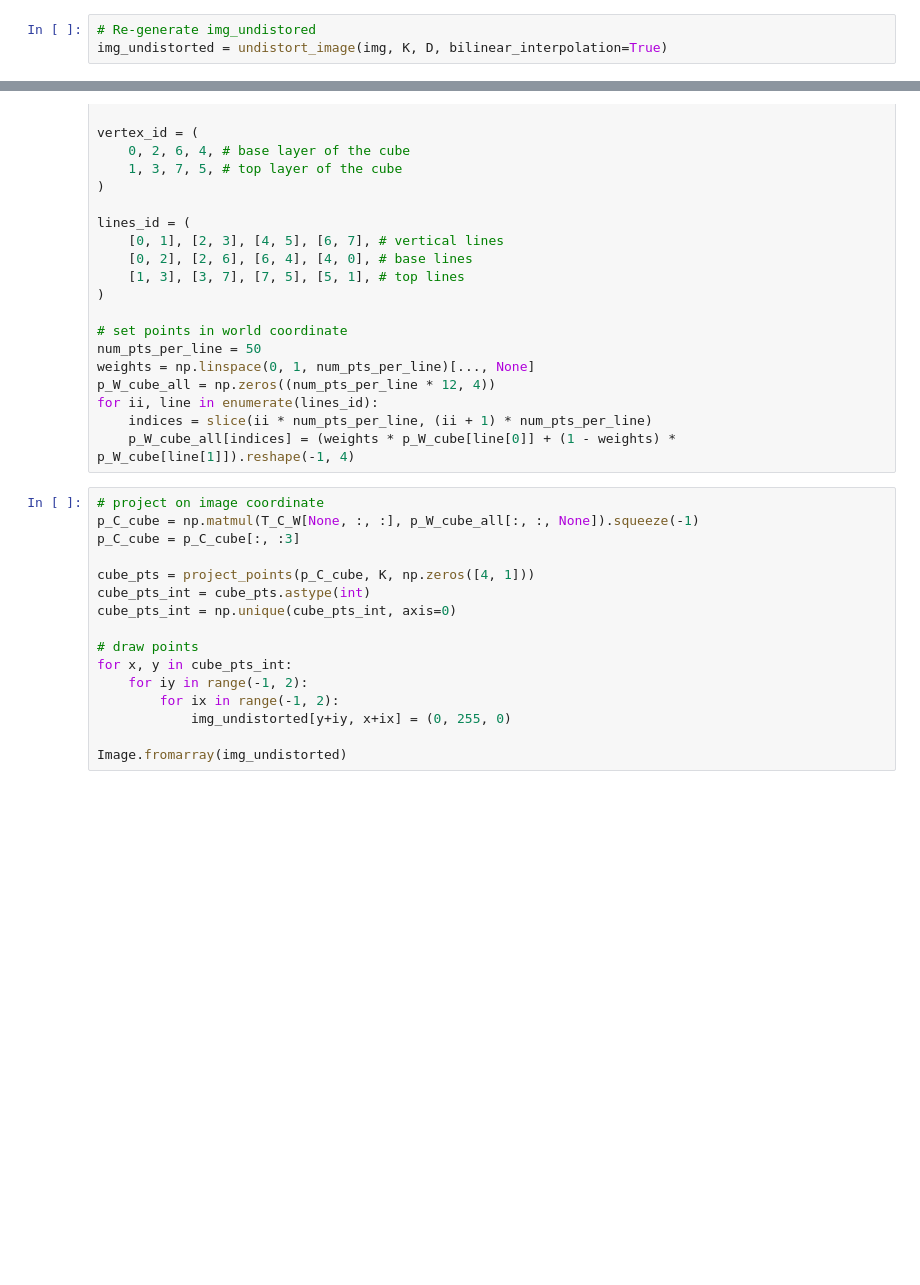
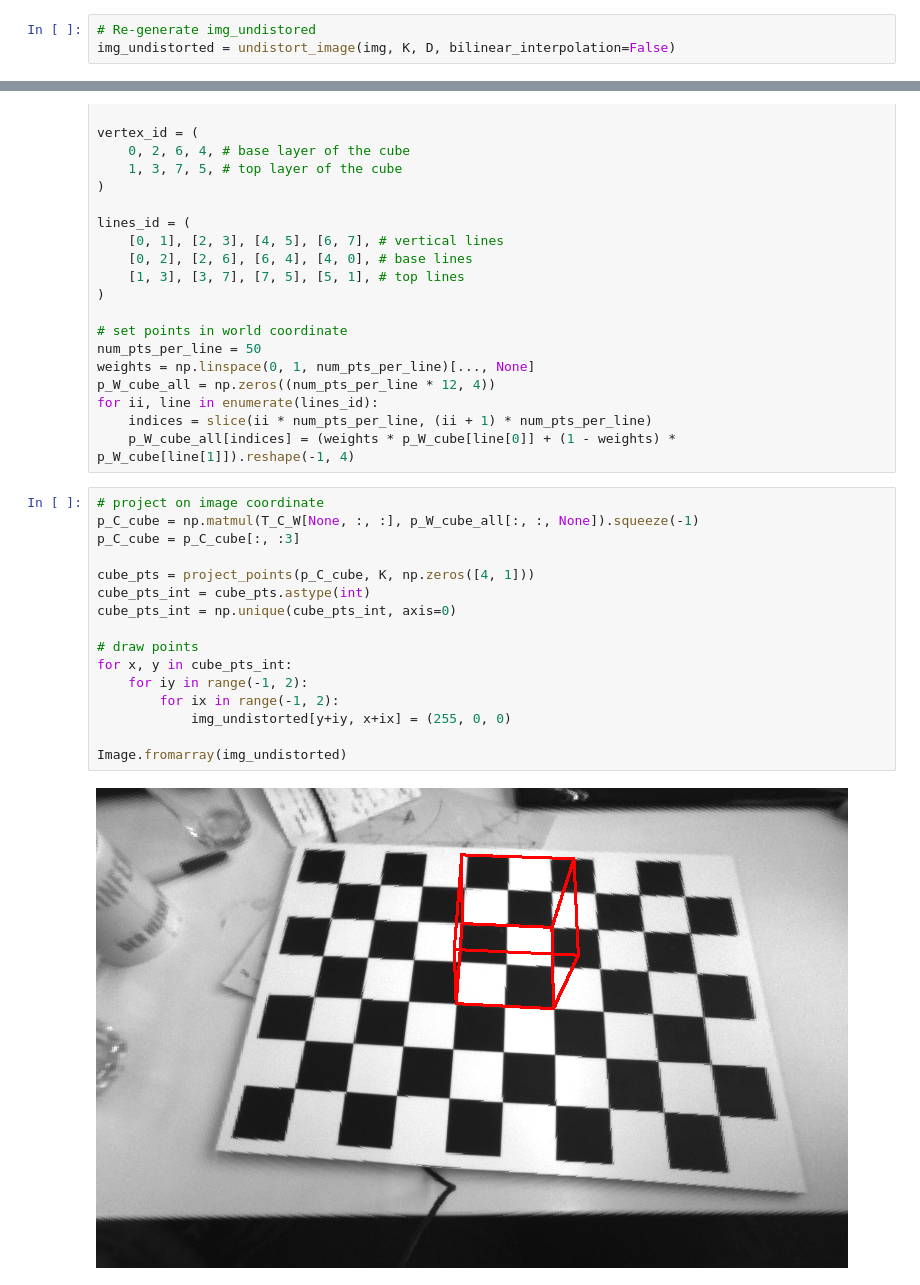
Before and after one commit to youngj98/hyu-2024-aue8089-pa2, a Jupyter notebook: 1_wireframe_cube.ipynb, the cells around one changed output, grey strips where cells are left out. Saved outputs shown, nothing was run; the diff lists cells and outputs as text; blank space fills up the shorter version.

```diff
--- a/1_wireframe_cube.ipynb
+++ b/1_wireframe_cube.ipynb
@@ -135,6 +143,6 @@ plt.show()
 # %%
 # Re-generate img_undistored
-img_undistorted = undistort_image(img, K, D, bilinear_interpolation=True)
+img_undistorted = undistort_image(img, K, D, bilinear_interpolation=False)
 # %%
 # calculate the cube points to then draw the image
 offset_x = 0.04 * 3
@@ -170,16 +178,18 @@ for ii, line in enumerate(lines_id):
 # %%
 # project on image coordinate
 p_C_cube = np.matmul(T_C_W[None, :, :], p_W_cube_all[:, :, None]).squeeze(-1)
 p_C_cube = p_C_cube[:, :3]
 
 cube_pts = project_points(p_C_cube, K, np.zeros([4, 1]))
 cube_pts_int = cube_pts.astype(int)
 cube_pts_int = np.unique(cube_pts_int, axis=0)
 
 # draw points
 for x, y in cube_pts_int:
     for iy in range(-1, 2):
         for ix in range(-1, 2):
-            img_undistorted[y+iy, x+ix] = (0, 255, 0)
+            img_undistorted[y+iy, x+ix] = (255, 0, 0)
 
 Image.fromarray(img_undistorted)
+# %% [output]
+[figure, added]
```
Also changed, not shown: parts of 3 cells of this notebook, 11 other files.
